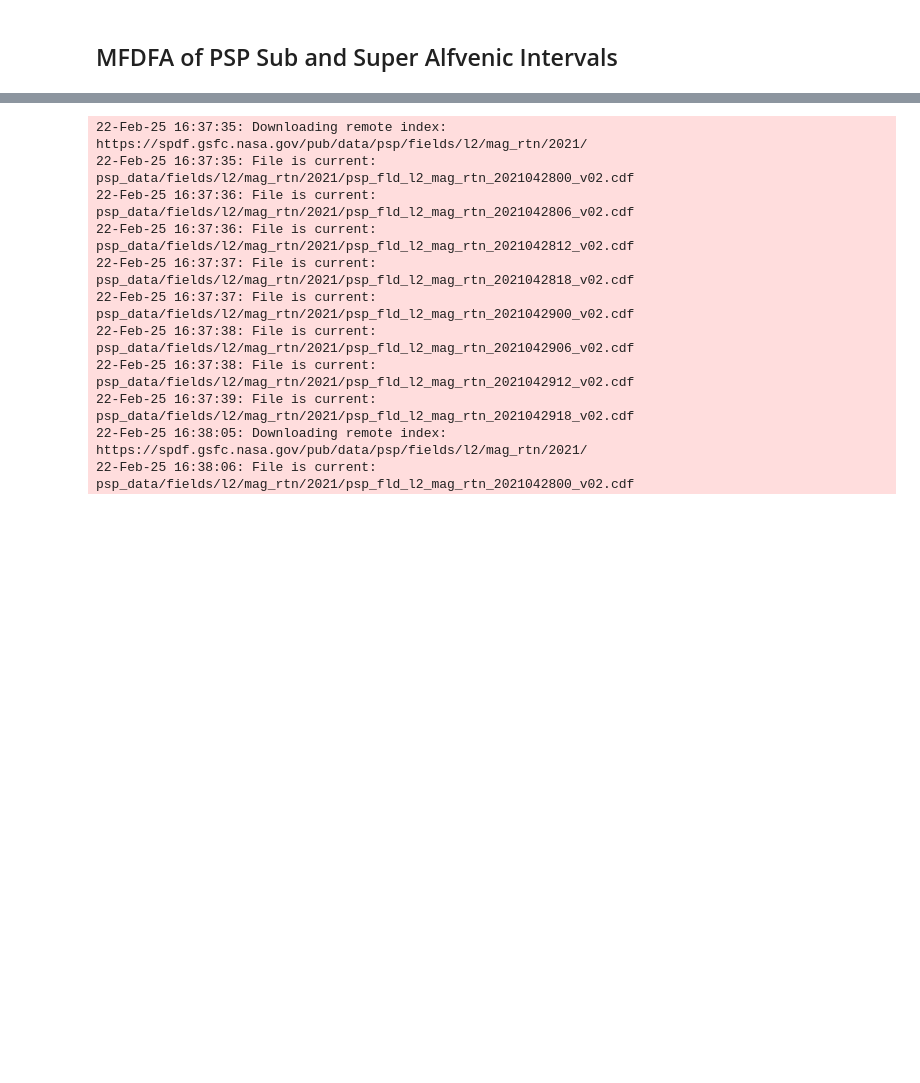
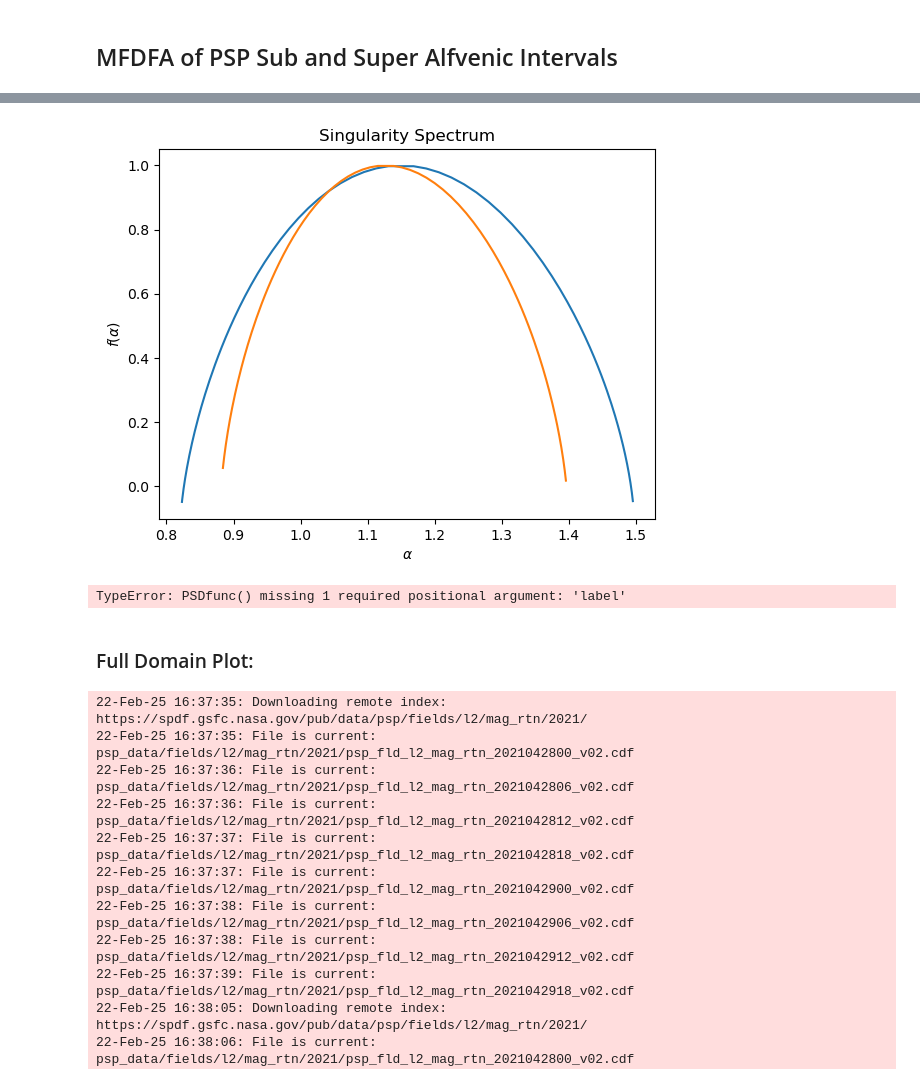
Before and after one commit to sfcoscia/Solar_Wind_MFDFA, a Jupyter notebook: MFDFA_PSP.ipynb, the cells around one changed output, grey strips where cells are left out. Cells and saved outputs as stored; diff of their text form; code cells hidden in the pictures; blank space fills up the shorter version.

```diff
--- a/MFDFA_PSP.ipynb
+++ b/MFDFA_PSP.ipynb
@@ -84,3 +121,34 @@ MFDFAb = MFDFAlib.MFDFA_analysis(bmag_super)
+# %%
+# Finally, from the Renyi exponents, find and plot the multifractal spectra:
+alphaList1, mfList1 = MFDFAlib.mfSpec(tauFunc1, qList)
+alphaList2, mfList2 = MFDFAlib.mfSpec(tauFunc2, qList)
+#######PLOTTING##################
+# Finally, plot the f(alpha) function
+plt.plot(alphaList1, mfList1, label = 'Sub-Alfvenic Interval (April 28th, 2021 from 09:33-14:42 UTC)')
+plt.plot(alphaList2, mfList2, label = 'Super-Alfvenic Interval (April 28th, 2021 from 00:00-09:33 UTC)')
+plt.title('Singularity Spectrum')
+plt.xlabel(r'$\alpha$')
+plt.ylabel(r'$f(\alpha)$')
+plt.show()
+#################################
+# %% [output]
+[figure, added]
+# %%
+# Here we are calculating the PSD function of each data set:
+# Choose 22 Hz as the sampling frequency, as in Gomes et al.
+fs = 22 # Hz
+fList1, PSDlist1 = MFDFAlib.PSDfunc(bmag_sub,fs)
+fList2, PSDlist2 = MFDFAlib.PSDfunc(bmag_super,fs)
+#######PLOTTING###################
+plt.loglog(fList1,PSDlist1, label = 'Sub-Alfvenic Interval (April 28th, 2021 from 09:33-14:42 UTC)')
+plt.loglog(fList2,PSDlist2, label = 'Super-Alfvenic Interval (April 28th, 2021 from 00:00-09:33 UTC)')
+plt.xlabel('Frequency [Hz]')
+plt.ylabel('Power Spectral Density [nt**2/Hz]')
+##################################
+# %% [output]
+TypeError: PSDfunc() missing 1 required positional argument: 'label'
+# %% [markdown]
+### Full Domain Plot:
 # %%
 # Now let's choose the total time range to make sure we are plotting the right thing
 totalTimeRange = ['2021-4-28/00:00','2021-4-30']
```
Also changed, not shown: parts of 8 cells of this notebook, 1 other file.
